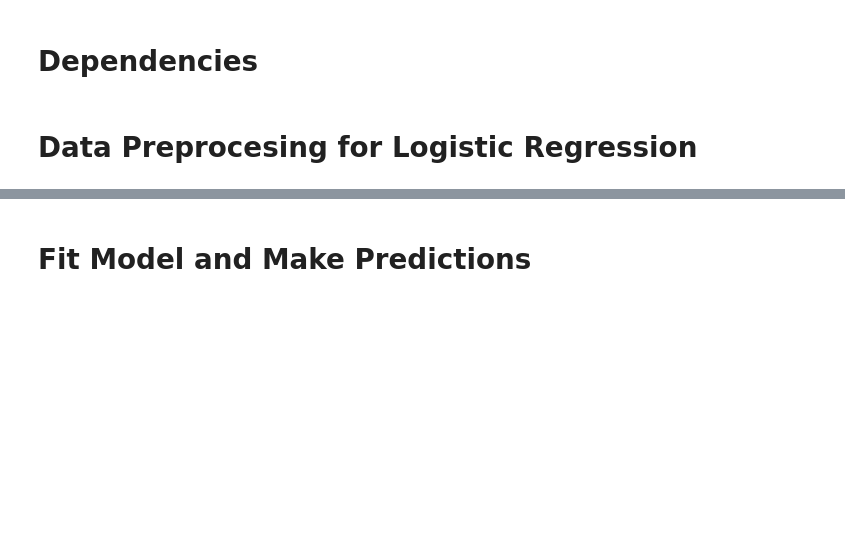
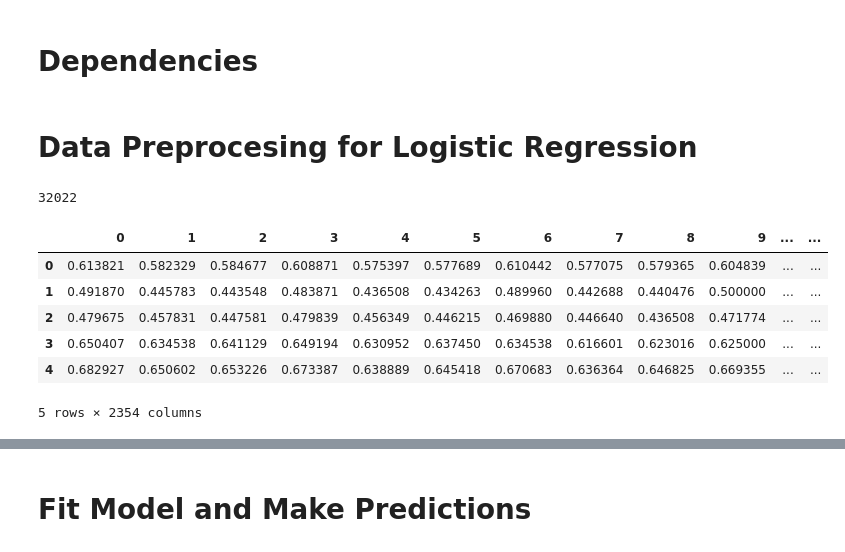
Before and after one commit to gfoley15/whats_killing_my_tomatoes, a Jupyter notebook: Code/02_Logistic_Regression.ipynb, the cells around one changed output, grey strips where cells are left out. Cells and saved outputs as stored; diff of their text form; code cells hidden in the pictures; blank space fills up the shorter version.

```diff
--- a/Code/02_Logistic_Regression.ipynb
+++ b/Code/02_Logistic_Regression.ipynb
@@ -8,18 +8,29 @@ from sklearn.metrics import confusion_matrix, classification_report, accuracy_sc
 # Data Preprocesing for Logistic Regression
 # %%
 # Read the scaled images into Jupyter Notebook and create DataFrame
-file_path = r'ENTER YOUR FILE PATH HERE'
+#file_path = r'ENTER YOUR FILE PATH HERE'
+file_path = r'C:\Users\gfoley\OneDrive - Epiq Inc\Desktop\Plant Project\scaled_images.csv'
 df = pd.read_csv(file_path)
 # %%
 # Confirm all images are listed in df
 len(df)
+# %% [output]
+32022
 # %%
 # Define the list of healthy labels
-healthy_labels = ['Tomato_healthy', 'Potato___healthy', 'Pepper__bell___healthy']
+healthy_labels = ['Tomato_healthy']
 
 # Create the 'healthy?' column based on healthy labels
 df['healthy?'] = df['label'].isin(healthy_labels).astype(int)
 df.head()
+# %% [output]
+|  | 0 | 1 | 2 | 3 | 4 | 5 | 6 | 7 | 8 | 9 | ... | ... |
+| 0 | 0.613821 | 0.582329 | 0.584677 | 0.608871 | 0.575397 | 0.577689 | 0.610442 | 0.577075 | 0.579365 | 0.604839 | ... | ... |
+| 1 | 0.491870 | 0.445783 | 0.443548 | 0.483871 | 0.436508 | 0.434263 | 0.489960 | 0.442688 | 0.440476 | 0.500000 | ... | ... |
+| 2 | 0.479675 | 0.457831 | 0.447581 | 0.479839 | 0.456349 | 0.446215 | 0.469880 | 0.446640 | 0.436508 | 0.471774 | ... | ... |
+| 3 | 0.650407 | 0.634538 | 0.641129 | 0.649194 | 0.630952 | 0.637450 | 0.634538 | 0.616601 | 0.623016 | 0.625000 | ... | ... |
+| 4 | 0.682927 | 0.650602 | 0.653226 | 0.673387 | 0.638889 | 0.645418 | 0.670683 | 0.636364 | 0.646825 | 0.669355 | ... | ... |
+5 rows × 2354 columns
 # %%
 # Confirm binary value is correct
 df.loc[df['label'] == 'Tomato_healthy'].head(5)
```
Also changed, not shown: parts of 7 cells of this notebook, 2 other files.
